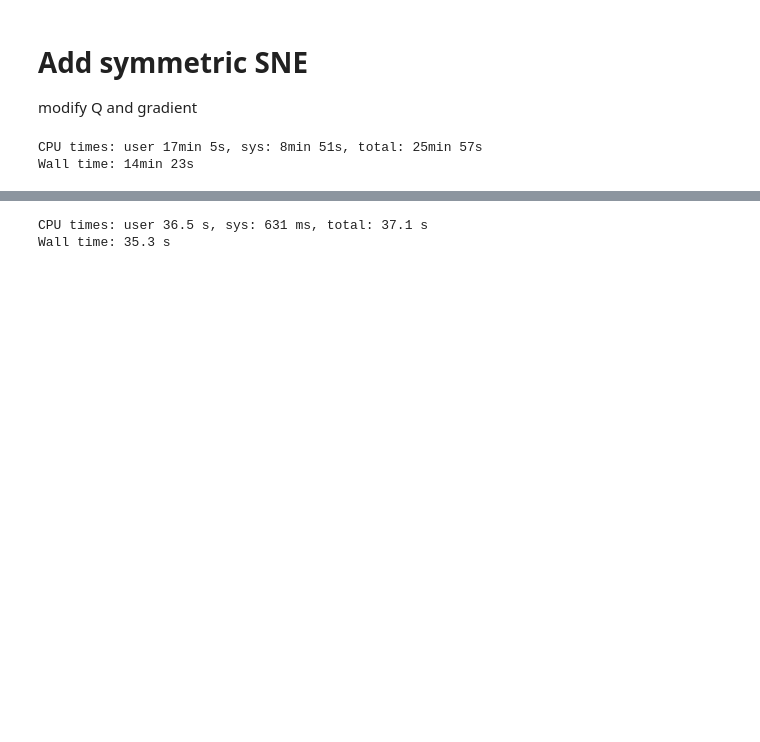
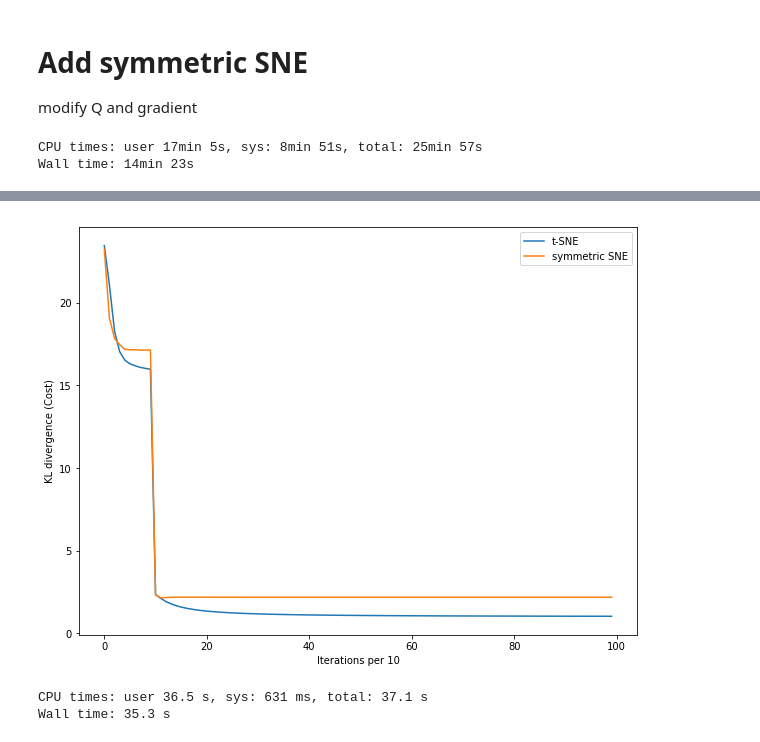
Before and after one commit to csielee/2018ML, a Jupyter notebook: HW8/HW8.ipynb, the cells around one changed output, grey strips where cells are left out. Drawn from its saved outputs; the diff is of its cells as text; code cells hidden in the pictures; blank space fills up the shorter version.

```diff
--- a/HW8/HW8.ipynb
+++ b/HW8/HW8.ipynb
@@ -318,0 +365,4 @@ plt.scatter(Y[:,0], Y[:,1], s=20, c=labels)
+# %%
+showCostCurve(Cs, labels=['t-SNE', 'symmetric SNE'])
+# %% [output]
+[figure, added]
```
Also changed, not shown: parts of 8 cells of this notebook.
